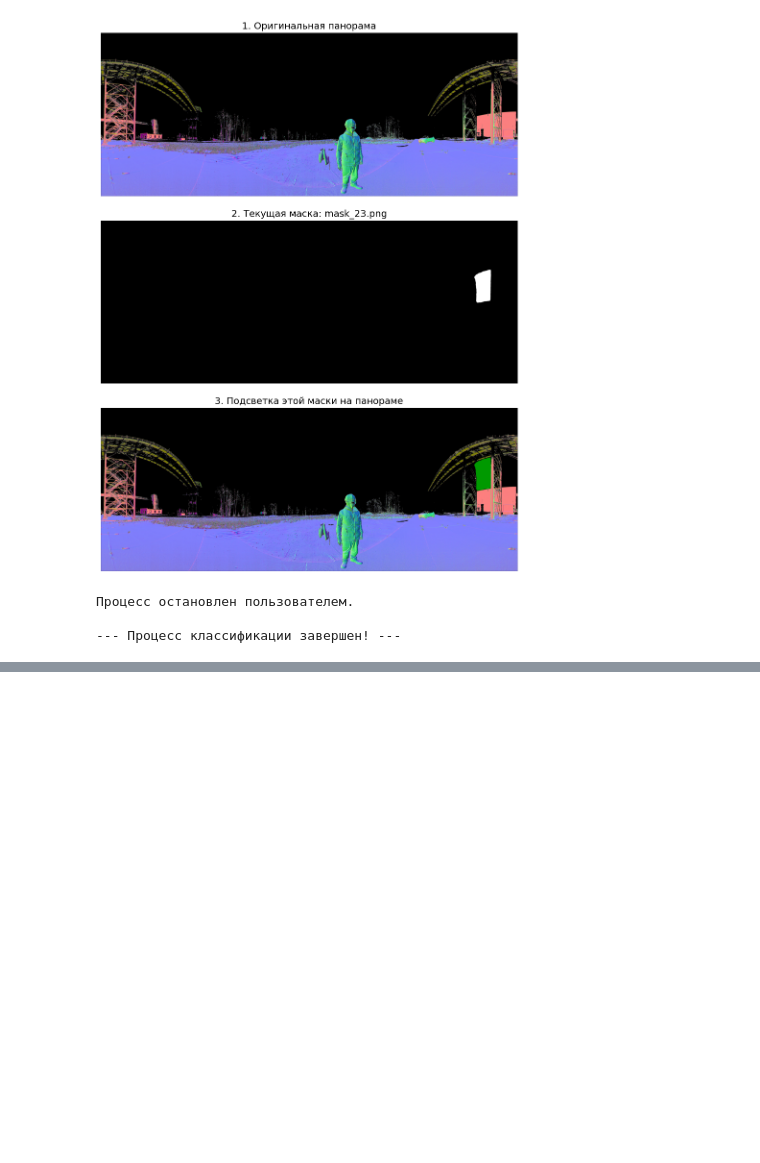
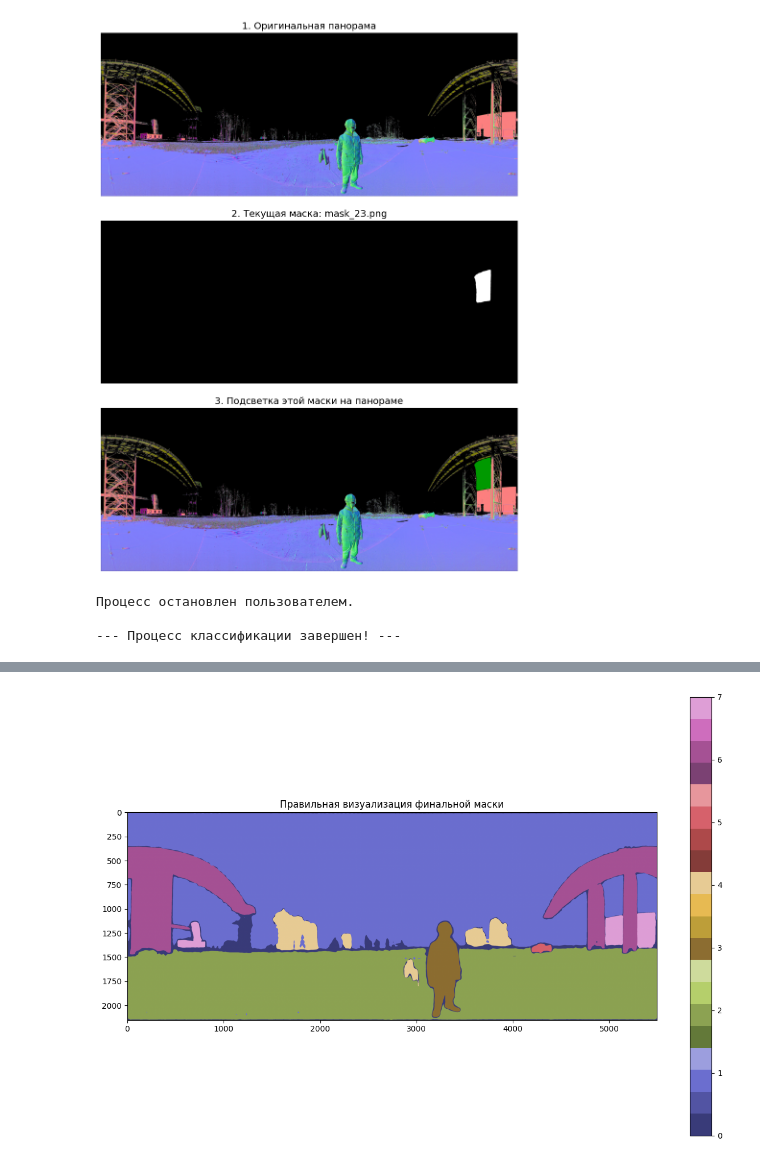
Before and after one commit to faithing05/SSCloud, a Jupyter notebook: CVAT_Masks_old.ipynb, the cells around one changed output, grey strips where cells are left out. Saved outputs shown, nothing was run; the diff lists cells and outputs as text; code cells hidden in the pictures; blank space fills up the shorter version.

Commit message:
Update CVAT_Masks

```diff
--- a/CVAT_Masks.ipynb
+++ b/CVAT_Masks_old.ipynb
@@ -417,3 +417,90 @@ else:
 Просто нажимайте на кнопки с нужным классом.
 HBox(children=(Button(button_style='primary', description='Фон', style=ButtonStyle()), Button(button_style='pr…
 [interactive output not drawn]
+# %%
+import os
+import cv2
+import numpy as np
+import matplotlib.pyplot as plt
+
+# --- НАСТРОЙКИ ---
+classified_dir = "classified_masks"
+panorama_dir = "Vistino20241014_E57"
+panorama_base_name = "1_normals"
+output_dir = "classified_masks_CVAT"
+os.makedirs(output_dir, exist_ok=True)
+final_mask_path = os.path.join(output_dir, f"{panorama_base_name}_mask.png")
+
+CLASS_MAPPING = {
+    "Фон": 1, "Земля": 2, "Человек": 3, "Растительность": 4,
+    "Транспорт": 5, "Конструкции": 6, "Здание": 7,
+}
+
+print("--- Начинаем сборку финальной маски для CVAT (v2) ---")
+
+# --- ЗАГРУЗКА ПАНОРАМЫ  ---
+try:
+    panorama_path = None
+    for ext in ['.png', '.jpg', '.jpeg']:
+        path_try = os.path.join(panorama_dir, f"{panorama_base_name}{ext}")
+        if os.path.exists(path_try):
+            panorama_path = path_try
+            break
+    if panorama_path is None: raise FileNotFoundError
+    image_for_size = cv2.imread(panorama_path, cv2.IMREAD_GRAYSCALE)
+    height, width = image_for_size.shape
+    print(f"Размеры панорамы определены: {width}x{height}")
+except FileNotFoundError:
+    print(f"❌ ОШИБКА: Не могу найти исходную панораму.")
+    exit()
+
+# --- ОСНОВНОЙ ЦИКЛ СБОРКИ  ---
+final_mask = np.zeros((height, width), dtype=np.uint8)
+
+file_list = sorted(os.listdir(classified_dir))
+if not file_list:
+    print("❌ ОШИБКА: Папка с классифицированными масками пуста!")
+else:
+    for filename in file_list:
+        # Игнорируем системные папки типа .ipynb_checkpoints
+        if not filename.endswith('.png'):
+            continue
+
+        # --- ИСПРАВЛЕННАЯ ЛОГИКА ПАРСИНГА ---
+        # 1. Отделяем имя файла от расширения
+        file_stem = os.path.splitext(filename)[0]
+        # 2. Разбираем имя
+        parts = file_stem.split('_')
+
+        # 3. Проверяем, достаточно ли частей в имени
+        if len(parts) >= 3:
+            # Класс - это третья часть имени
+            class_name = parts[2]
+
+            if class_name in CLASS_MAPPING:
+                class_id = CLASS_MAPPING[class_name]
+                mask_path = os.path.join(classified_dir, filename)
+                binary_mask = cv2.imread(mask_path, cv2.IMREAD_GRAYSCALE)
+
+                if binary_mask is not None:
+                    final_mask[binary_mask > 0] = class_id
+                else:
+                    print(f"⚠️ Предупреждение: Не удалось прочитать файл маски '{filename}'.")
+            else:
+                print(f"⚠️ Предупреждение: Класс '{class_name}' из файла '{filename}' не найден в CLASS_MAPPING.")
+        else:
+            print(f"⚠️ Предупреждение: Не удалось разобрать имя файла '{filename}'. Пропускаю.")
+
+
+# --- Сохранение и визуализация (остаются без изменений) ---
+cv2.imwrite(final_mask_path, final_mask)
+print("\n----------------------------------------------------")
+print(f"✅ Готово! Финальная маска сохранена по пути: {final_mask_path}")
+print("Файл выглядит темным, но содержит правильные данные для CVAT.")
+
+plt.figure(figsize=(15, 10))
+plt.imshow(final_mask, cmap='tab20b')
+plt.title("Правильная визуализация финальной маски")
+plt.colorbar()
+plt.show()
+# %% [output]
@@ -419,0 +513 @@ HBox(children=(Button(button_style='primary', description='Фон', style=Button
+[figure, added]
```
Also changed, not shown: parts of 2 cells of this notebook, 2 other files.
